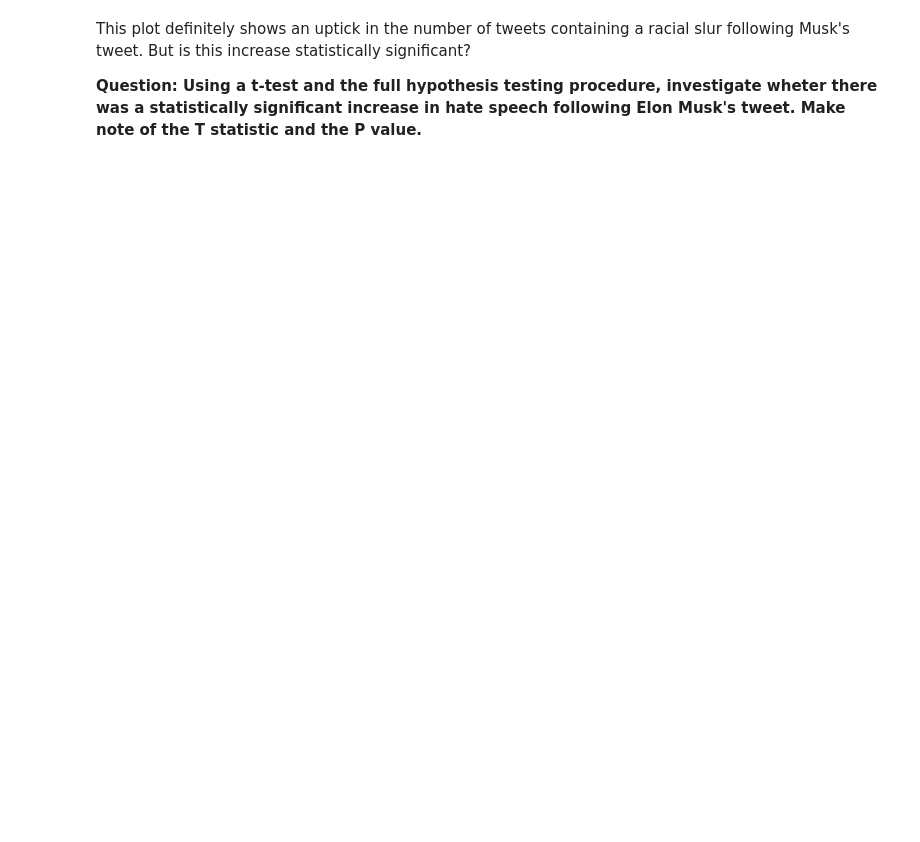
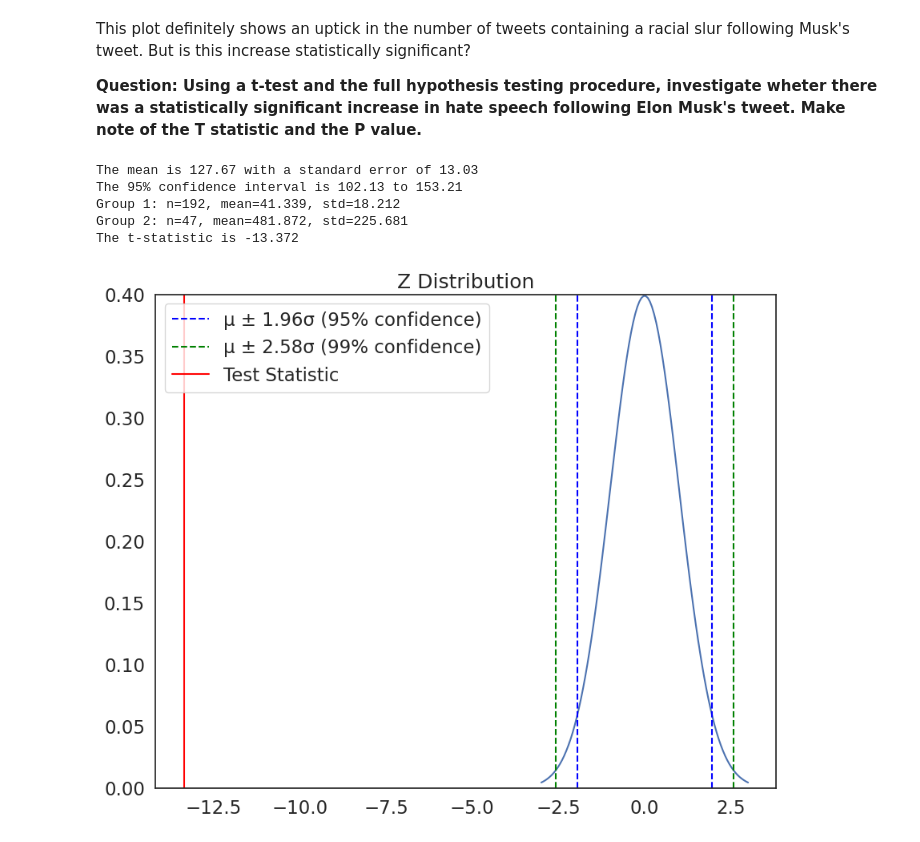
Before and after one commit to jinkim-com/QM2, a Jupyter notebook: Week 6- Hypothesis Testing.ipynb, the cells around one changed output. Saved outputs shown, nothing was run; the diff lists cells and outputs as text; code cells hidden in the pictures; blank space fills up the shorter version.

```diff
--- a/Week 6- Hypothesis Testing.ipynb
+++ b/Week 6- Hypothesis Testing.ipynb
@@ -321,3 +321,33 @@ plt.gca().xaxis.set_major_formatter(mdates.DateFormatter('%d/%m'))
 This plot definitely shows an uptick in the number of tweets containing a racial slur following Musk's tweet. But is this increase statistically significant?
 
 **Question: Using a t-test and the full hypothesis testing procedure, investigate wheter there was a statistically significant increase in hate speech following Elon Musk's tweet. Make note of the T statistic and the P value.**
+# %%
+# H0: There is no difference in the average number of hate speech tweets before and after Elon Musk's tweet.
+# H1: There is an increase in the average number of hate speech tweets after Elon Musk's tweet.
+
+before_elon = tweets[tweets['hour']<tweet]['count']
+after_elon = tweets[tweets['hour']>tweet]['count']
+
+# Critical value and summary statistics:
+
+summarystats=tweets['count'].describe()
+mean=summarystats['mean']
+std=summarystats['std']
+n= summarystats['count']
+se=std/np.sqrt(n)
+
+print('The mean is', round(mean, 2), 'with a standard error of', round(se, 2)) # print the mean and standard error
+upper_ci = mean+se*1.96 # calculate the upper confidence interval
+lower_ci = mean-se*1.96 # calculate the lower confidence interval
+
+print('The 95% confidence interval is', round(lower_ci, 2), 'to', round(upper_ci, 2)) # print the confidence interval
+
+t = manual_ttest(before_elon,after_elon)
+plot_z(t)
+# %% [output]
+The mean is 127.67 with a standard error of 13.03
+The 95% confidence interval is 102.13 to 153.21
+Group 1: n=192, mean=41.339, std=18.212
+Group 2: n=47, mean=481.872, std=225.681
+The t-statistic is -13.372
+[figure, added]
```
Also changed, not shown: parts of 9 cells of this notebook.
